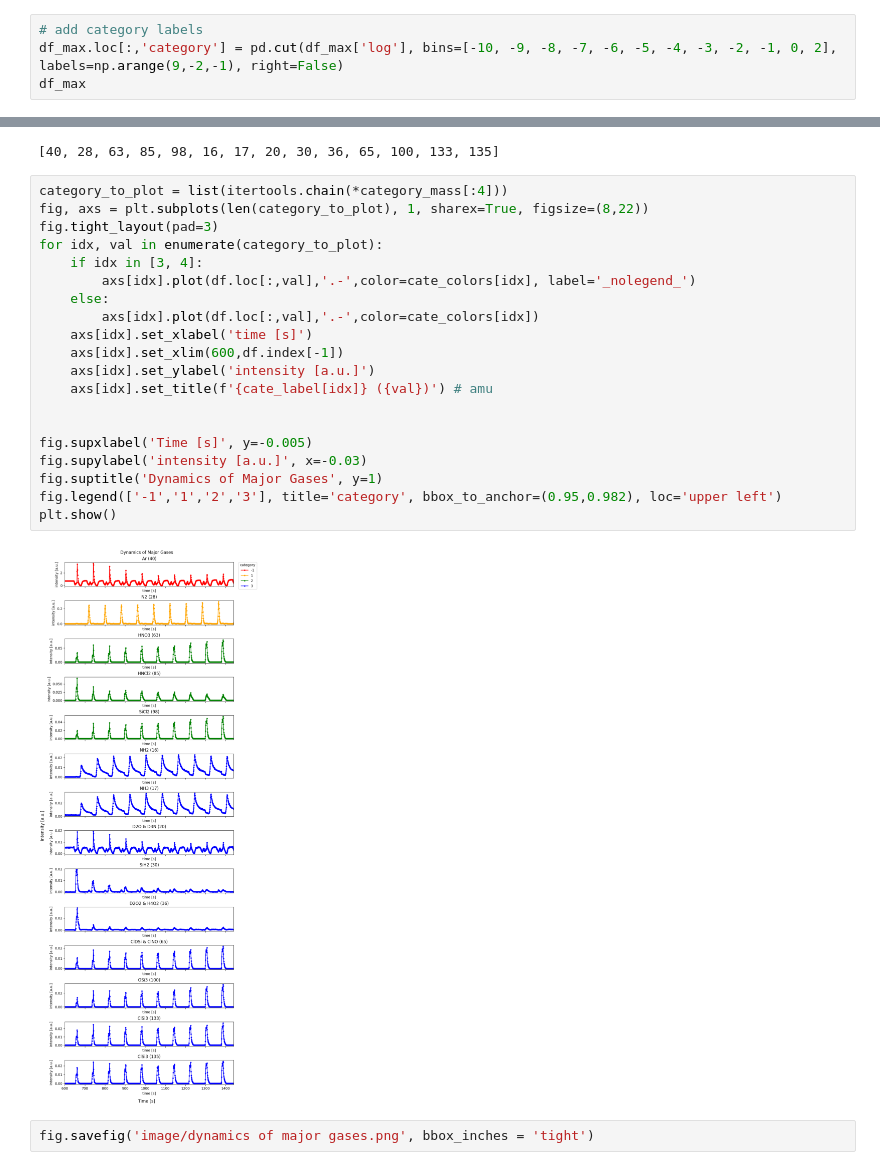
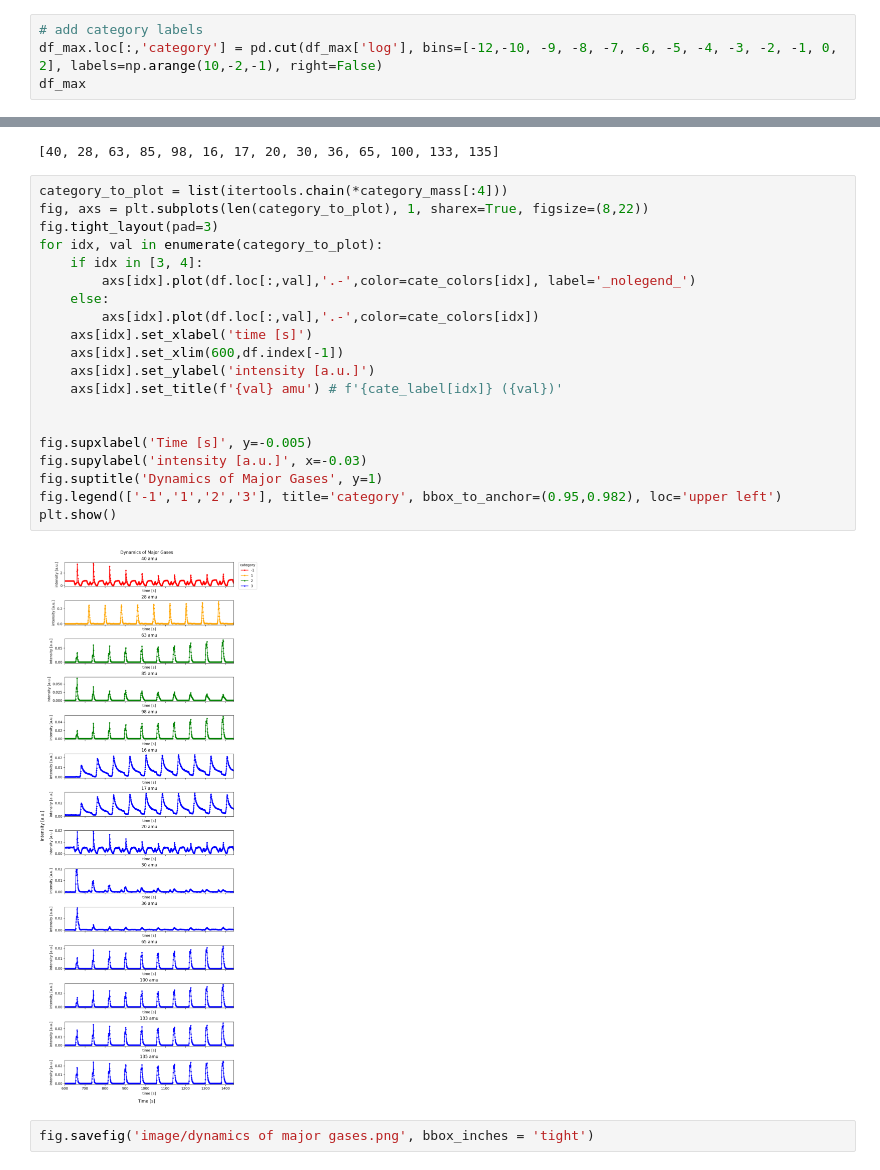
Before and after one commit to 24shiny/TOF_data, a Jupyter notebook: p1_first_look_step2.ipynb, the cells around one changed output, grey strips where cells are left out. Saved outputs shown, nothing was run; the diff lists cells and outputs as text.

```diff
--- a/p1_first_look_step2.ipynb
+++ b/p1_first_look_step2.ipynb
@@ -214,6 +194,6 @@ np.arange(9,-1,-1)
 array([9, 8, 7, 6, 5, 4, 3, 2, 1, 0])
 # %%
 # add category labels
-df_max.loc[:,'category'] = pd.cut(df_max['log'], bins=[-10, -9, -8, -7, -6, -5, -4, -3, -2, -1, 0, 2], labels=np.arange(9,-2,-1), right=False)
+df_max.loc[:,'category'] = pd.cut(df_max['log'], bins=[-12,-10, -9, -8, -7, -6, -5, -4, -3, -2, -1, 0, 2], labels=np.arange(10,-2,-1), right=False)
 df_max
 # %% [output]
@@ -352,25 +335,25 @@ list(itertools.chain(*category_mass[:4]))
 # %%
 category_to_plot = list(itertools.chain(*category_mass[:4]))
 fig, axs = plt.subplots(len(category_to_plot), 1, sharex=True, figsize=(8,22))
 fig.tight_layout(pad=3)
 for idx, val in enumerate(category_to_plot):
     if idx in [3, 4]:
         axs[idx].plot(df.loc[:,val],'.-',color=cate_colors[idx], label='_nolegend_')
     else:
         axs[idx].plot(df.loc[:,val],'.-',color=cate_colors[idx])
     axs[idx].set_xlabel('time [s]')
     axs[idx].set_xlim(600,df.index[-1])
     axs[idx].set_ylabel('intensity [a.u.]')
-    axs[idx].set_title(f'{cate_label[idx]} ({val})') # amu
+    axs[idx].set_title(f'{val} amu') # f'{cate_label[idx]} ({val})'
 
 
 fig.supxlabel('Time [s]', y=-0.005)
 fig.supylabel('intensity [a.u.]', x=-0.03)
 fig.suptitle('Dynamics of Major Gases', y=1)
 fig.legend(['-1','1','2','3'], title='category', bbox_to_anchor=(0.95,0.982), loc='upper left')
 plt.show()
 # %% [output]
-[figure, old version]
+[figure, new version]
 # %%
 fig.savefig('image/dynamics of major gases.png', bbox_inches = 'tight')
 # %%
```
Also changed, not shown: parts of 9 cells of this notebook, 16 other files.
